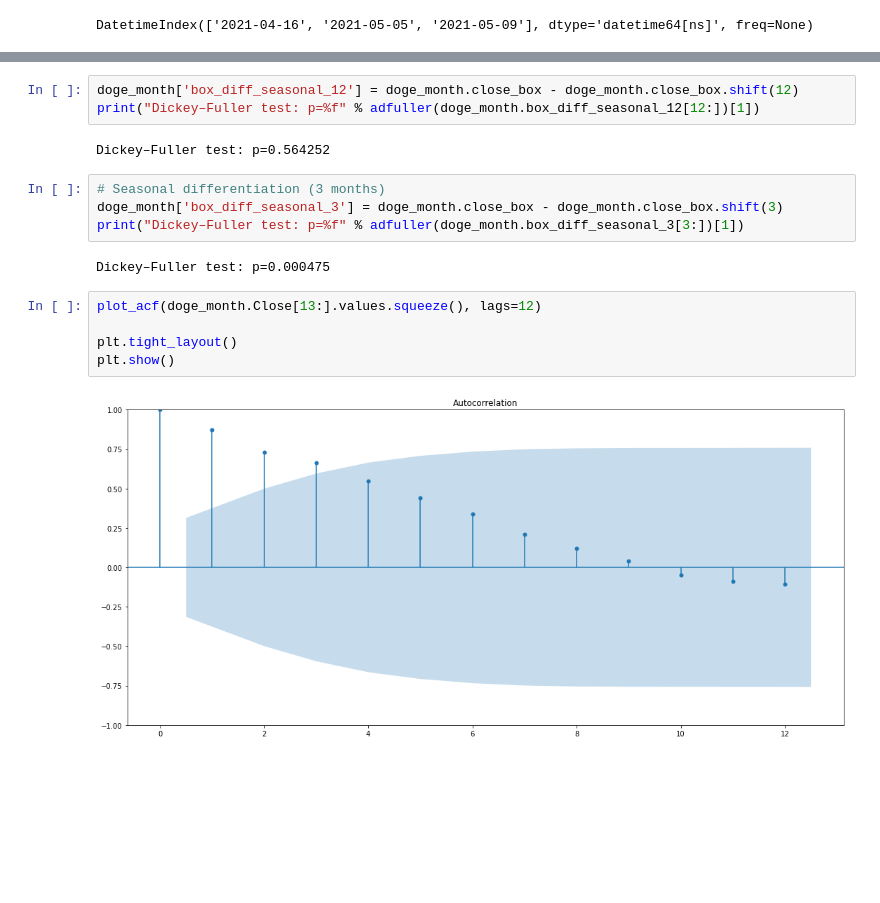
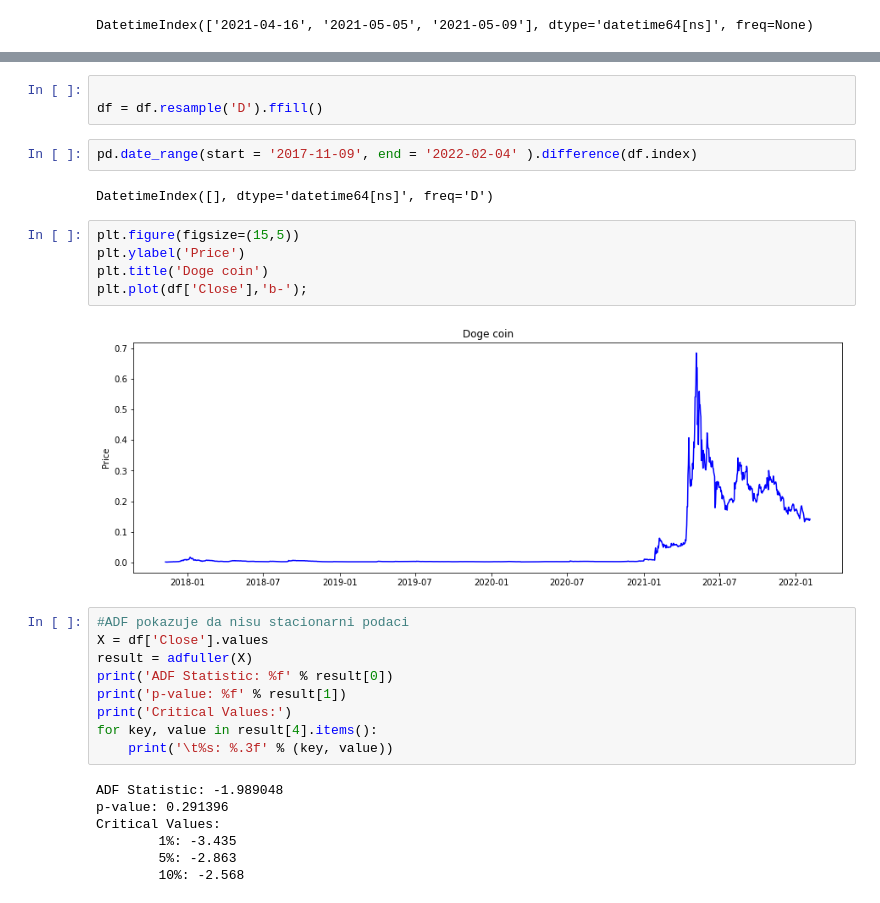
Before and after one commit to AnLong98/SIAP_2022, a Jupyter notebook: notebooks/doge_monthly_arima.ipynb, the cells around one changed output, grey strips where cells are left out. Cells and saved outputs as stored; diff of their text form; blank space fills up the shorter version.

```diff
--- a/notebooks/doge_monthly_arima.ipynb
+++ b/notebooks/doge_monthly_arima.ipynb
@@ -56,18 +40,30 @@ Dickey–Fuller test: p=0.874060
-# %%
-doge_month['box_diff_seasonal_12'] = doge_month.close_box - doge_month.close_box.shift(12)
-print("Dickey–Fuller test: p=%f" % adfuller(doge_month.box_diff_seasonal_12[12:])[1])
-# %% [output]
-Dickey–Fuller test: p=0.564252
-# %%
-# Seasonal differentiation (3 months)
-doge_month['box_diff_seasonal_3'] = doge_month.close_box - doge_month.close_box.shift(3)
-print("Dickey–Fuller test: p=%f" % adfuller(doge_month.box_diff_seasonal_3[3:])[1])
-# %% [output]
-Dickey–Fuller test: p=0.000475
-# %%
-plot_acf(doge_month.Close[13:].values.squeeze(), lags=12)
-
-plt.tight_layout()
-plt.show()
-# %% [output]
-[figure, removed]
+# %%
+
+df = df.resample('D').ffill()
+# %%
+pd.date_range(start = '2017-11-09', end = '2022-02-04' ).difference(df.index)
+# %% [output]
+DatetimeIndex([], dtype='datetime64[ns]', freq='D')
+# %%
+plt.figure(figsize=(15,5))
+plt.ylabel('Price')
+plt.title('Doge coin')
+plt.plot(df['Close'],'b-');
+# %% [output]
+[figure, added]
+# %%
+#ADF pokazuje da nisu stacionarni podaci
+X = df['Close'].values
+result = adfuller(X)
+print('ADF Statistic: %f' % result[0])
+print('p-value: %f' % result[1])
+print('Critical Values:')
+for key, value in result[4].items():
+    print('\t%s: %.3f' % (key, value))
+# %% [output]
+ADF Statistic: -1.989048
+p-value: 0.291396
+Critical Values:
+        1%: -3.435
+        5%: -2.863
+        10%: -2.568
```
Also changed, not shown: parts of 19 cells of this notebook, 3 other files.
